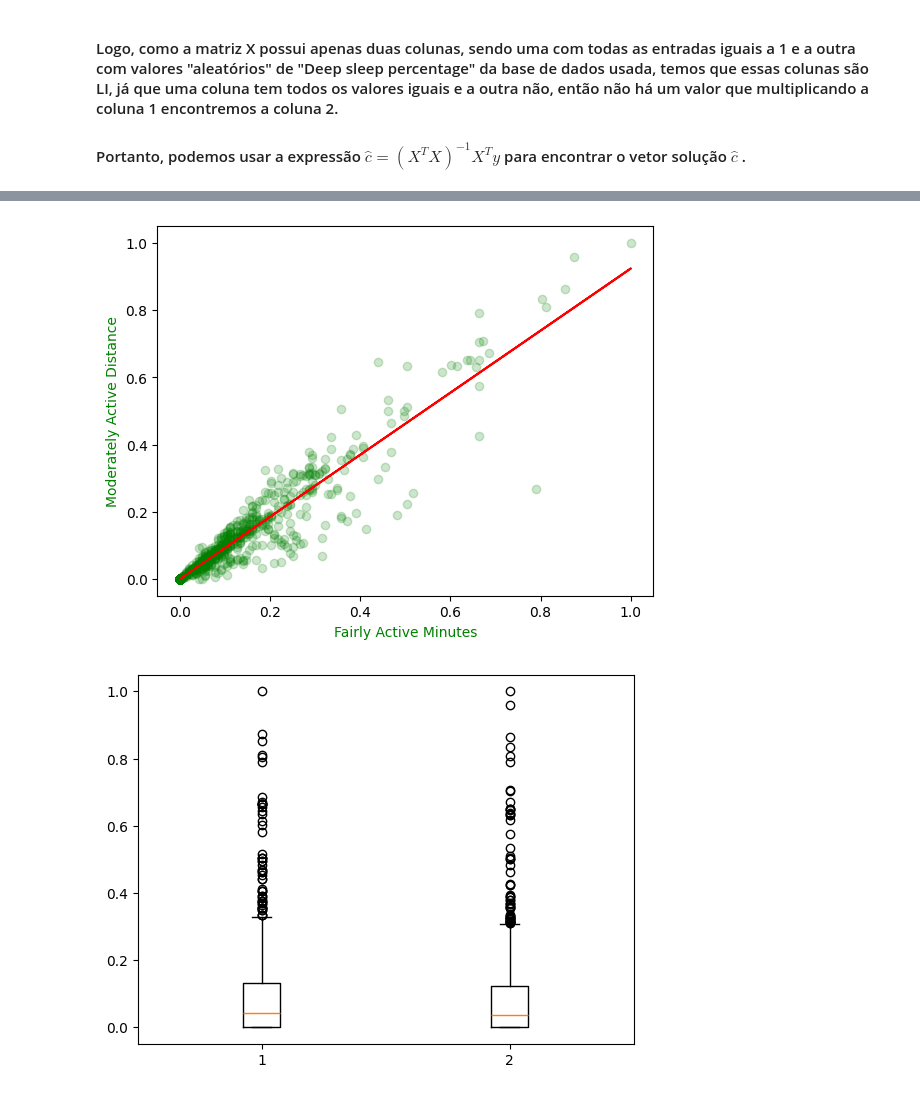
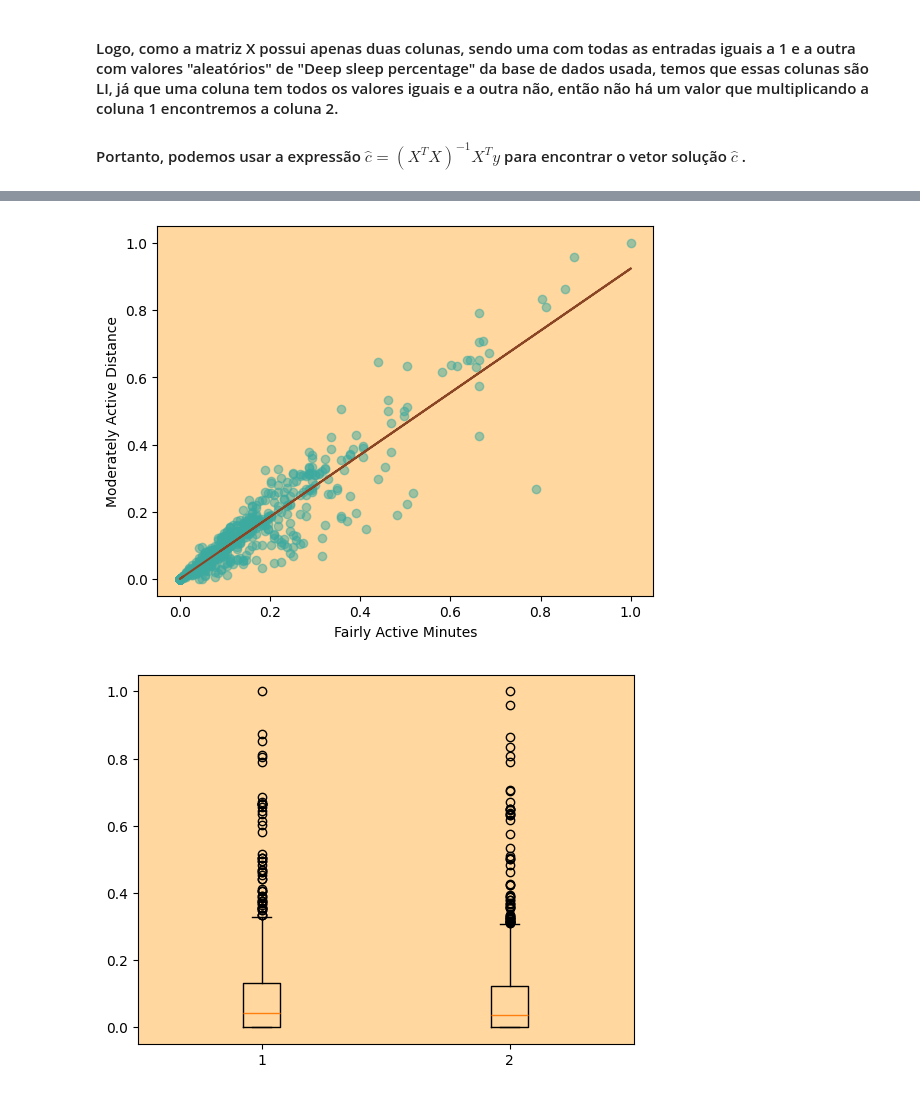
Before and after one commit to AnaJAPR/Aplicacao-de-Minimos-Quadrados, a Jupyter notebook: notebook_duda.ipynb, the cells around one changed output, grey strips where cells are left out. Saved outputs shown, nothing was run; the diff lists cells and outputs as text; code cells hidden in the pictures.

```diff
--- a/notebook_duda.ipynb
+++ b/notebook_duda.ipynb
@@ -161,20 +317,21 @@ plt.boxplot([x1,y1]); # we use ";" to avoid printing the output
 # %%
 # Plotting 2
 
-plt.scatter(x2, y2, alpha=0.2, color="green")
-plt.plot(x2, l2_coeff + a2_coeff*x2, color="red")
-
-plt.xlabel("Fairly Active Minutes", color="green")
-plt.ylabel("Moderately Active Distance", color="green"); # we use ";" to avoid printing the output
+plt.scatter(x2, y2, alpha=0.5, color="#3CAA9F")
+plt.plot(x2, l2_coeff + a2_coeff*x2, color="#8A4525")
+plt.gca().set_facecolor("#FFD79F")
+plt.xlabel("Fairly Active Minutes", color="black")
+plt.ylabel("Moderately Active Distance", color="black"); # we use ";" to avoid printing the output
 # %% [output]
-[figure, old version]
+[figure, new version]
 # %%
 # code just to check the data's concentration at the beginning of the graph 2
 x2 = df["FairlyActiveMinutes"].values
 y2 = df["ModeratelyActiveDistance"].values
+plt.gca().set_facecolor("#FFD79F")
 plt.boxplot([x2,y2]); # we use ";" to avoid printing the output
 # %% [output]
-[figure, old version]
+[figure, new version]
 # %%
 # Plotting 3
 
```
Also changed, not shown: parts of 17 cells of this notebook, 4 other files.
